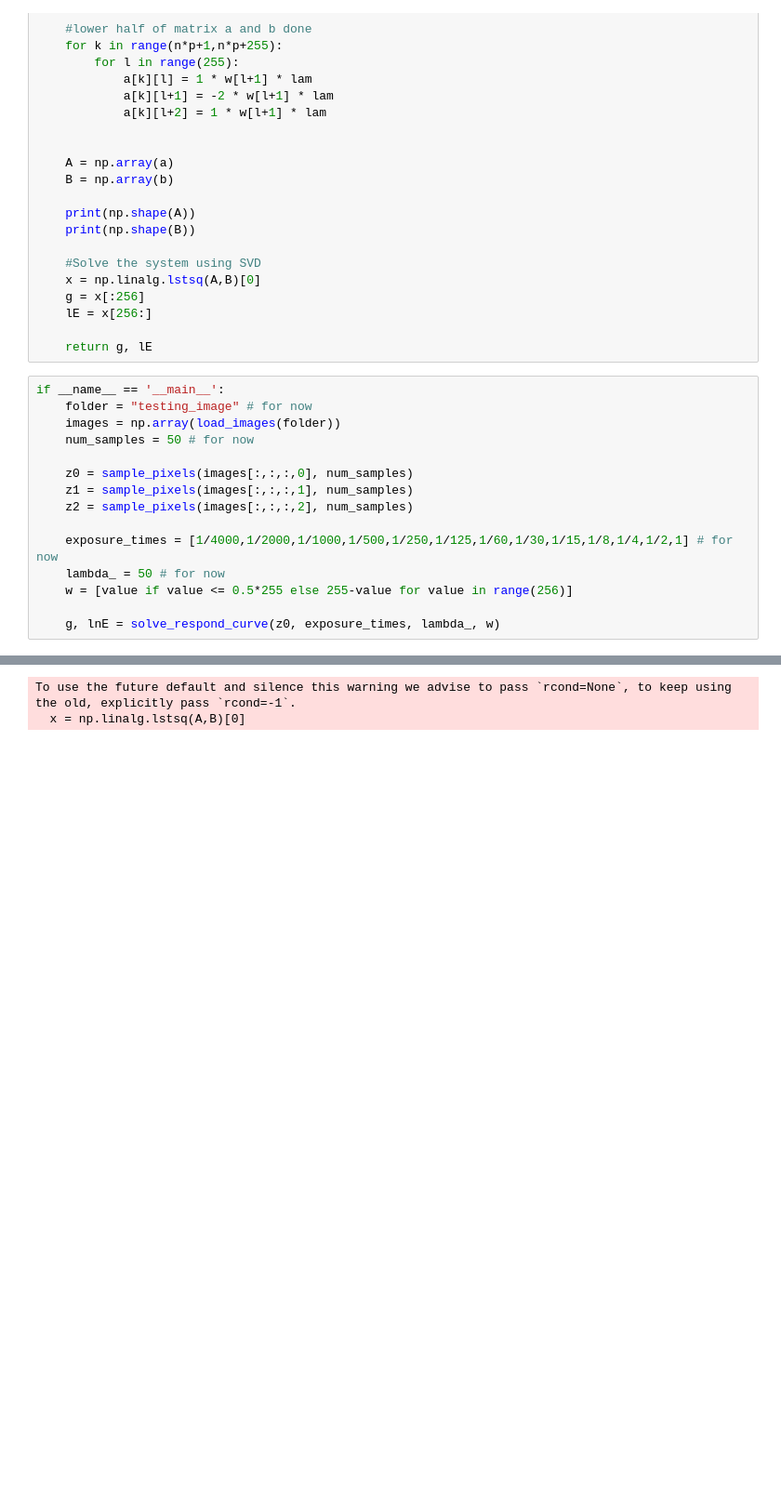
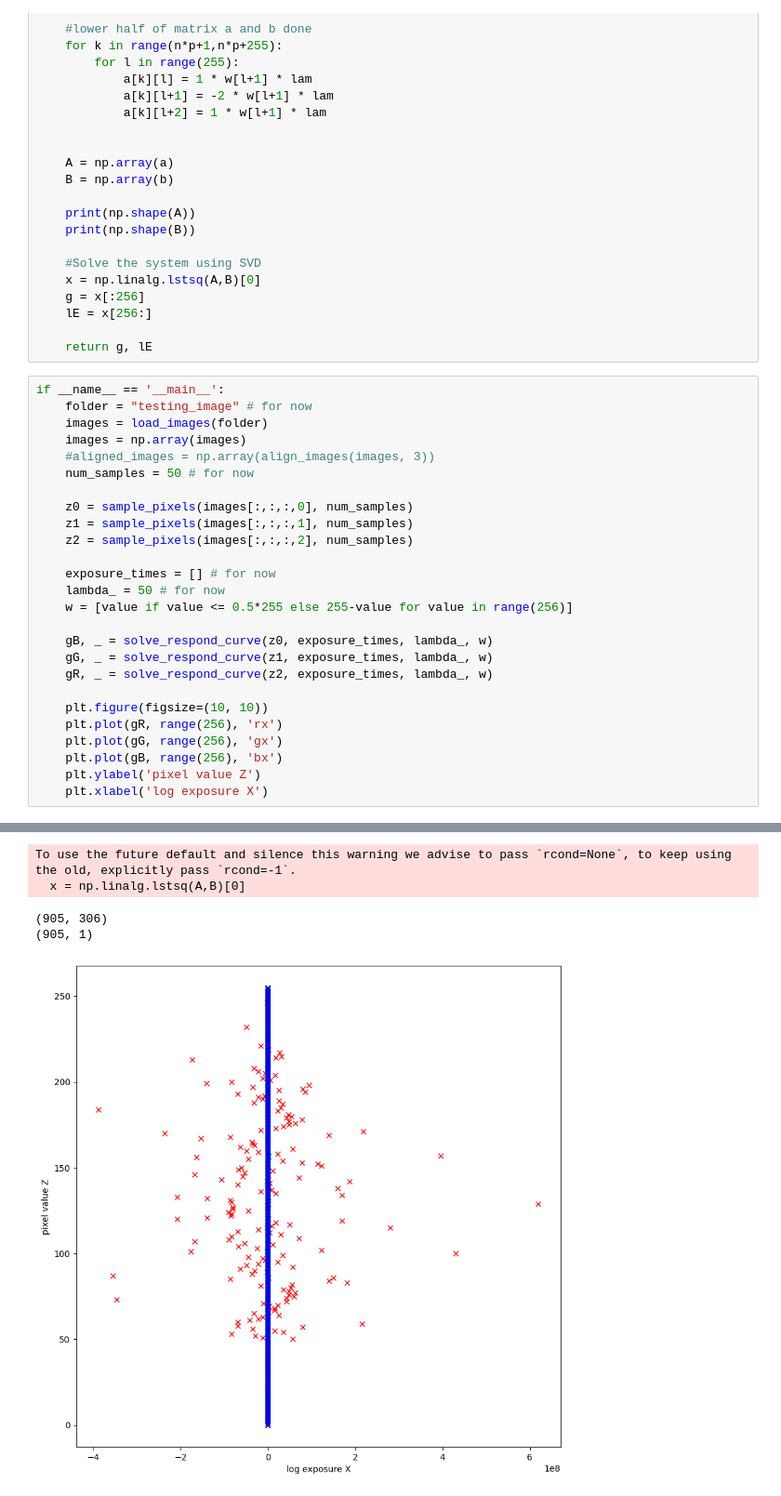
Before and after one commit to HarryProgramming/digital-VFX, a Jupyter notebook: hw1/main.ipynb, the cells around one changed output, grey strips where cells are left out. Shown: that part at 93% size. Saved outputs shown, nothing was run; the diff lists cells and outputs as text; blank space fills up the shorter version.

Commit message:
add plot

```diff
--- a/hw1/main.ipynb
+++ b/hw1/main.ipynb
@@ -82,16 +125,27 @@ def solve_respond_curve(z,lgT,lam,w):
 # %%
 if __name__ == '__main__':
     folder = "testing_image" # for now
-    images = np.array(load_images(folder))
+    images = load_images(folder)
+    images = np.array(images)
+    #aligned_images = np.array(align_images(images, 3))
     num_samples = 50 # for now
 
     z0 = sample_pixels(images[:,:,:,0], num_samples)
     z1 = sample_pixels(images[:,:,:,1], num_samples)
     z2 = sample_pixels(images[:,:,:,2], num_samples)
 
-    exposure_times = [1/4000,1/2000,1/1000,1/500,1/250,1/125,1/60,1/30,1/15,1/8,1/4,1/2,1] # for now
+    exposure_times = [] # for now
     lambda_ = 50 # for now
     w = [value if value <= 0.5*255 else 255-value for value in range(256)]
 
-    g, lnE = solve_respond_curve(z0, exposure_times, lambda_, w)
+    gB, _ = solve_respond_curve(z0, exposure_times, lambda_, w)
+    gG, _ = solve_respond_curve(z1, exposure_times, lambda_, w)
+    gR, _ = solve_respond_curve(z2, exposure_times, lambda_, w)
+
+    plt.figure(figsize=(10, 10))
+    plt.plot(gR, range(256), 'rx')
+    plt.plot(gG, range(256), 'gx')
+    plt.plot(gB, range(256), 'bx')
+    plt.ylabel('pixel value Z')
+    plt.xlabel('log exposure X')
 # %% [output]
@@ -115,2 +156,5 @@ if __name__ == '__main__':
 To use the future default and silence this warning we advise to pass `rcond=None`, to keep using the old, explicitly pass `rcond=-1`.
   x = np.linalg.lstsq(A,B)[0]
+(905, 306)
+(905, 1)
+[figure, added]
```
Also changed, not shown: parts of 2 cells of this notebook.
